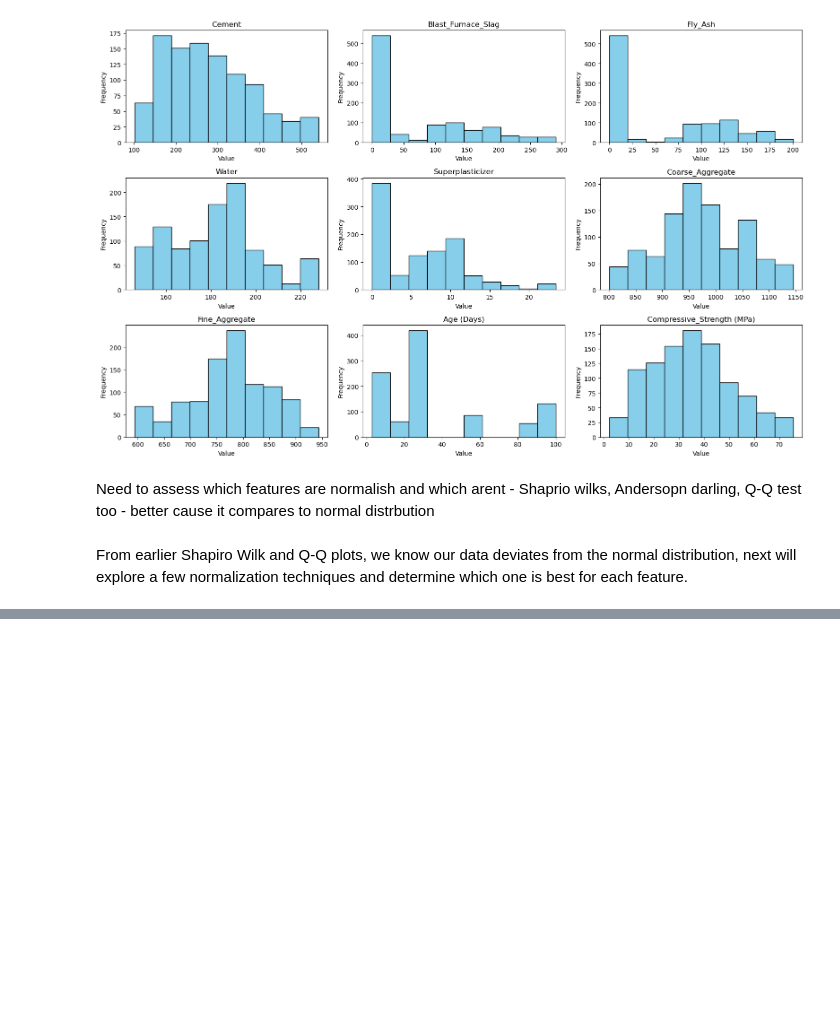
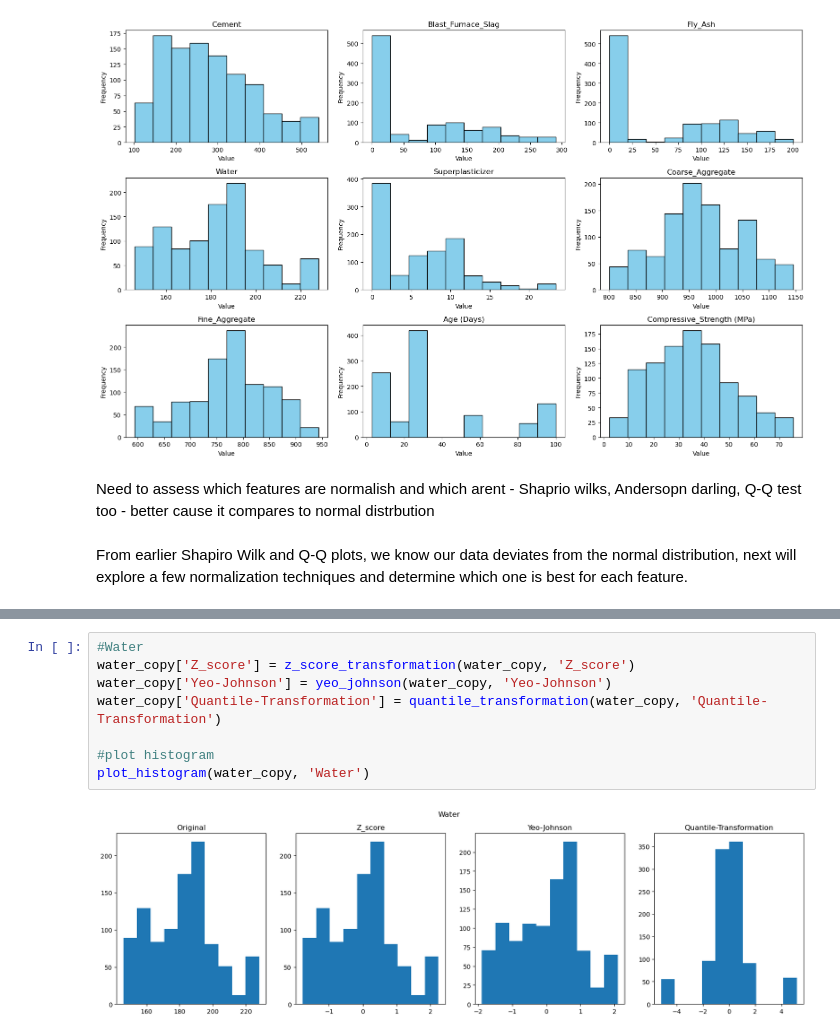
Before and after one commit to SBangarh/Concrete-Strength-Analysis, a Jupyter notebook: analysis.ipynb, the cells around one changed output, grey strips where cells are left out. Cells and saved outputs as stored; diff of their text form; blank space fills up the shorter version.

```diff
--- a/analysis.ipynb
+++ b/analysis.ipynb
@@ -469,0 +532,10 @@ for df in var_names:
+# %%
+#Water
+water_copy['Z_score'] = z_score_transformation(water_copy, 'Z_score')
+water_copy['Yeo-Johnson'] = yeo_johnson(water_copy, 'Yeo-Johnson')
+water_copy['Quantile-Transformation'] = quantile_transformation(water_copy, 'Quantile-Transformation')
+
+#plot histogram
+plot_histogram(water_copy, 'Water')
+# %% [output]
+[figure, added]
```
Also changed, not shown: parts of 14 cells of this notebook.
